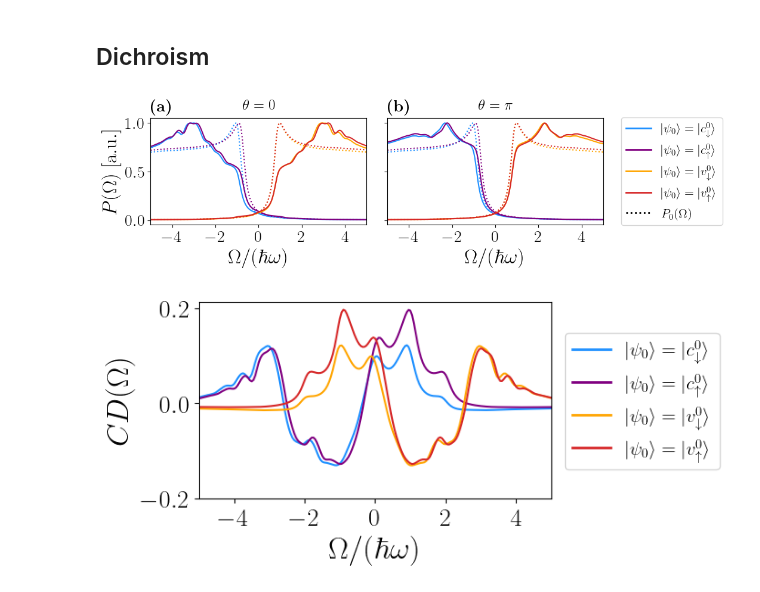
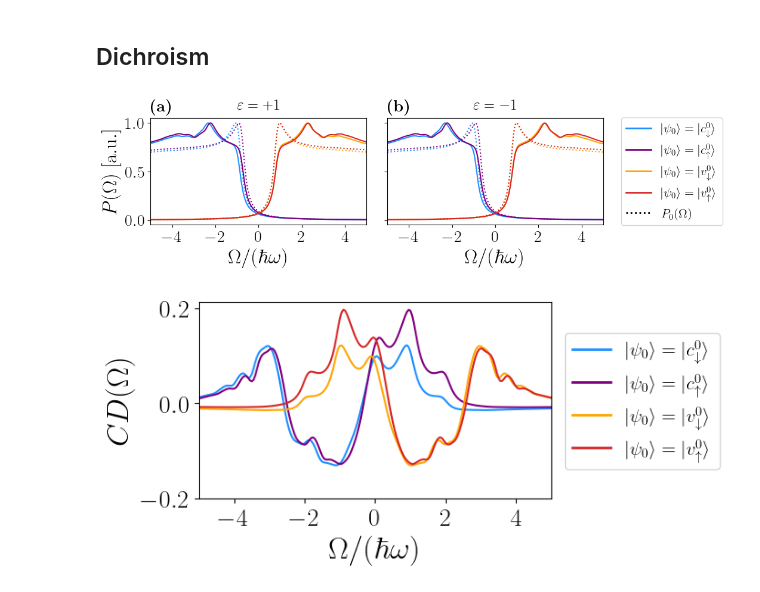
Before and after one commit to yurikobd/Floquet_TMD_ttp, a Jupyter notebook: Paper_TMDs.ipynb, the cells around one changed output. Drawn from its saved outputs; the diff is of its cells as text; code cells hidden in the pictures.

```diff
--- a/Paper_TMDs.ipynb
+++ b/Paper_TMDs.ipynb
@@ -520,0 +709,31 @@ fig
+# %%
+psi0band, T = 0, 1.
+ts = np.linspace(0, 8* T, 3000) + 1e-4
+
+calc = False
+
+ki=0.2
+
+taus = [0,np.pi/4,np.pi/3,np.pi/2,np.pi]
+
+if calc:
+    solverL1 = []
+    data  = []
+    for tau in taus:
+        params_env = {'mu_sp' : 4., 'tau_sp' : 1, 'A_x': 0.5*np.sqrt(2), 'A_y':0.5*np.sqrt(2), 'A_z': 0}
+        params_ham = {'k_x' : ki, 'k_y' : 0.0, 'phi':tau}
+        params_full = {**params_ham}
+        solver_ki = IFS_solver(hTMDs_pulse, ts, params_env, params_full, Nmax = 5)
+        params_env = {'mu_sp' : 4., 'tau_sp' : 1 , 'A_x': 0.5*np.sqrt(2), 'A_y': 0.5*np.sqrt(2), 'A_z': 0}
+        params_ham = {'k_x' : ki, 'k_y' : 0.0, 'phi':tau}
+        UsC= hTMDs_pulse.time_evolutionU(dict(**params_env, **params_ham, **par_fix), ts, steps = True)
+        ct, psitsol = solver_ki.c_t(psi0band=psi0band, tend=7.99, psi_t=True)
+
+        ts_ct = ts[:len(ct)]
+
+        data.append({'tagvec':solver_ki.tag_fqlevels(),
+                       'indexCbase' : solver_ki.indexCbase,
+                       'eL':solver_ki.eL, 'ct':ct, 'psit':psitsol,
+                     'psiTDSE': UsC@psitsol[0], 'ts' : ts, 'ts_ct': ts_ct, **params_env, **params_ham})
+        np.save(folder0+'FigsPaper/CepData.npy', data)
+data      = np.load('FigsPaper/CepData.npy', allow_pickle=True)
@@ -552,7 +946,7 @@ ts, data = import_data(1)
 params_ham = {'k_x': 0, 'k_y': 0.0, 'tau':tau_valley}
 params_full = {**params_ham}
 
-solver_dummy = IFS_solver(h_pulse, ts, params_env, params_full, Nmax = 6)
+solver_dummy = IFS_solver(hTMDs_pulse, ts, params_env, params_full, Nmax = 6)
 # %%
 #### Computing of data
 
@@ -614,7 +1008,7 @@ added_labels = set()
 
 for i, tau in enumerate(tau_values):
     ax = axs[i]
-    data = np.load(folder0 + 'FigsPaper/' + f'data_tau_{tau}_00.npz')
+    data = np.load(folder0+'FigsPaper/'+f'data_tau_{tau_valley}_00.npz')
     oms = data['oms']
 
     for band_idx in range(4):
@@ -624,36 +1018,36 @@ for i, tau in enumerate(tau_values):
         sum_0 = data['sum_0'][band_idx]
         norm_all = sum_all / sum_all.max()
         norm_dos = sum_0 / sum_0.max()
 
         label_main = color_labels[color] if color not in added_labels else None
         line_main, = ax.plot(oms, norm_all, color=color, ls=styles[tau], label=label_main)
         if label_main: added_labels.add(color)
 
         ax.plot(oms, norm_dos, color=color, ls=dos_style, label='' if band_idx > 0 else '_nolegend_')
 
 
     ax.set(xlabel=r'$\Omega/(\hbar \omega)$', xlim=(-5,5), xticks=np.arange(-4,6,2))
     if i == 0: ax.set(ylabel=r'$P(\Omega) \; \mathrm{[a.u.]}$')
 
 legend_elements = [
     plt.Line2D([0], [0], color='dodgerblue', lw=2, label=r'$| \psi_0  \rangle = | c_\downarrow^0\rangle$'),
     plt.Line2D([0], [0], color='purple', lw=2, label=r'$|\psi_0 \rangle= | c_\uparrow^0\rangle$'),
     plt.Line2D([0], [0], color='orange', lw=2, label=r'$|\psi_0 \rangle= | v_\downarrow^0\rangle$'),
     plt.Line2D([0], [0], color='tab:red', lw=2, label=r'$|\psi_0 \rangle= | v_\uparrow^0\rangle$'),
     plt.Line2D([0], [0], color='black', ls=':', lw=2, label=r'$P_0(\Omega)$') ]
 
-axs[0].set_title(r'$\theta = 0$', fontsize=18, pad=10)
-axs[1].set_title(r'$\theta = \pi$', fontsize=18, pad=10)
+axs[0].set_title(r'$\varepsilon = +1$', fontsize=18, pad=10)
+axs[1].set_title(r'$\varepsilon = -1$', fontsize=18, pad=10)
 fig.legend(handles=legend_elements,
            bbox_to_anchor=(1.2, 0.55),
            loc='center right',
            fontsize=15)
 
 createletters(axs.ravel(), coord=[0.0, 1.065])
 plt.tight_layout()
 plt.show()
 # %% [output]
-[figure, old version]
+[figure, new version]
 # %%
 data_pos = np.load(folder0 + 'FigsPaper/' +'data_tau_1_00.npz')
 data_neg = np.load(folder0 + 'FigsPaper/' +'data_tau_-1_00.npz')
```
Also changed, not shown: parts of 15 cells of this notebook.
